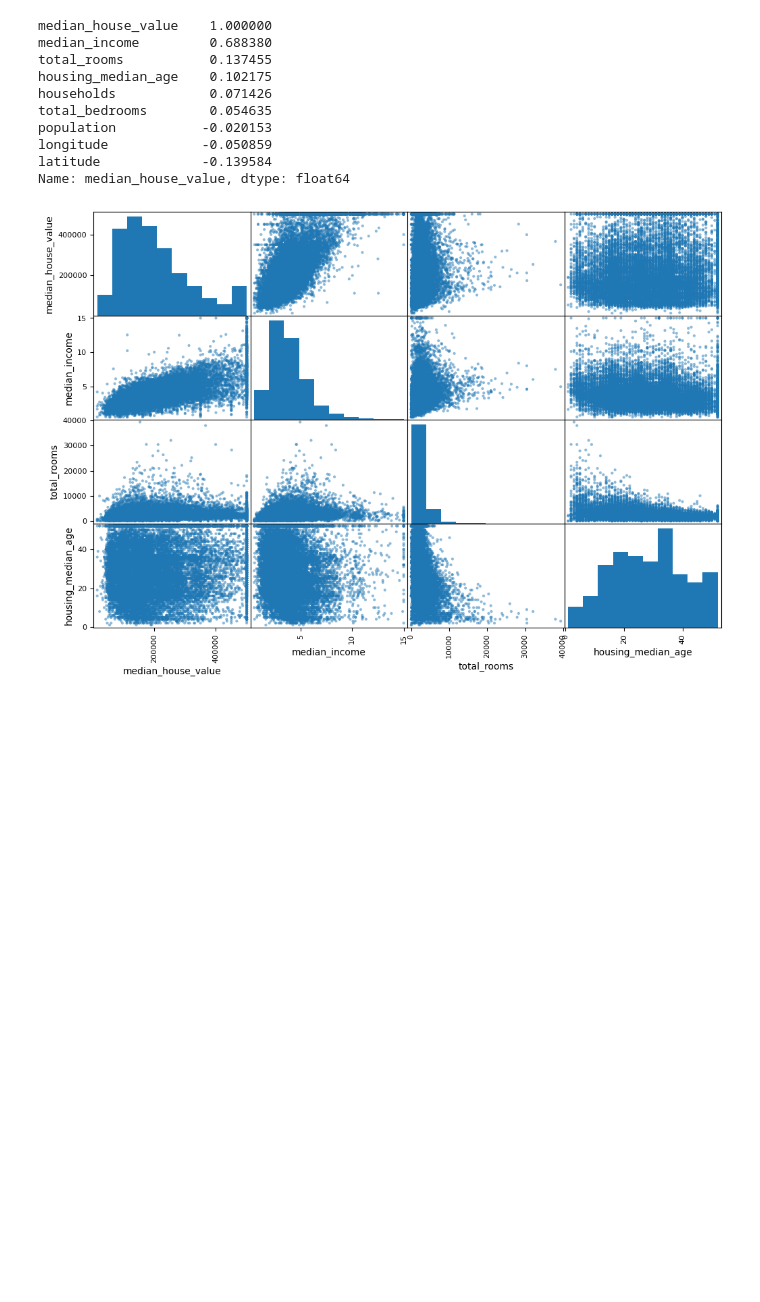
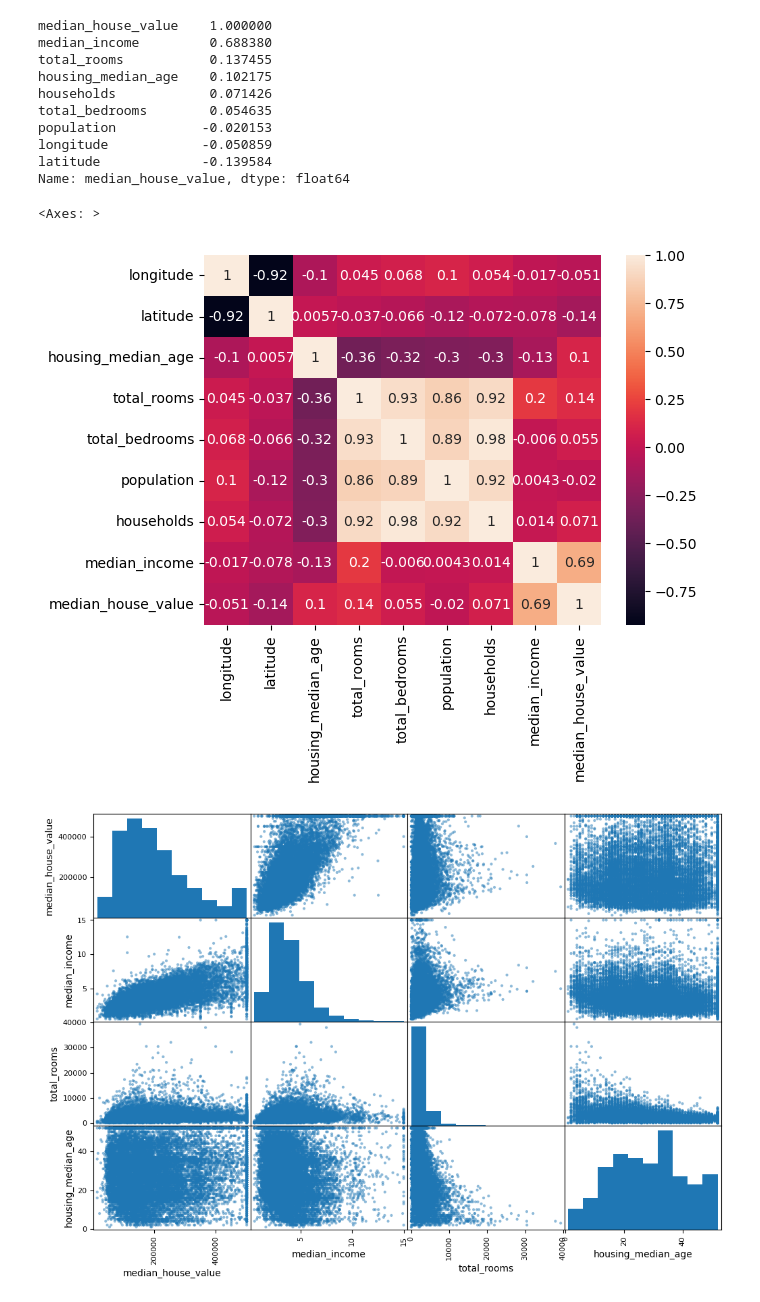
Before and after one commit to Aadarsh131/DataScience-ML-and-DL-notebooks, a Jupyter notebook: california house price prediction/1. California_house_price_predictions.ipynb, the cells around one changed output. Cells and saved outputs as stored; diff of their text form; code cells hidden in the pictures; blank space fills up the shorter version.

Commit message:
added heatmap for corr matrix

```diff
--- a/california house price prediction/1. California_house_price_predictions.ipynb
+++ b/california house price prediction/1. California_house_price_predictions.ipynb
@@ -298,6 +310,16 @@ population           -0.020153
 longitude            -0.050859
 latitude             -0.139584
 Name: median_house_value, dtype: float64
+# %%
+import seaborn as sns
+
+sns.heatmap(
+    corr_matrix,
+    annot=True #show correlation number
+)
+# %% [output]
+<Axes: >
+[figure, added]
 # %%
 from pandas.plotting import scatter_matrix
 
```
Also changed, not shown: parts of 3 cells of this notebook, 4 other files.
